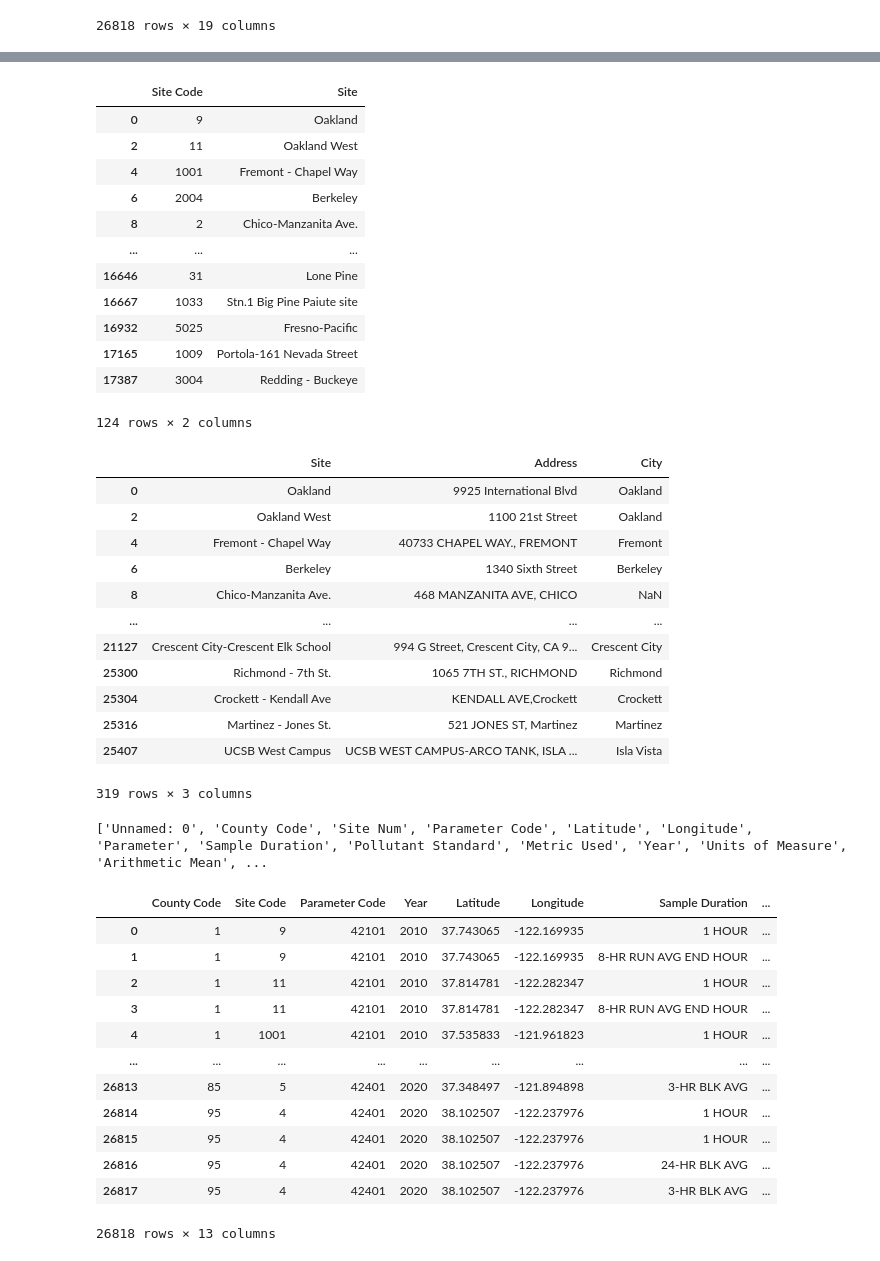
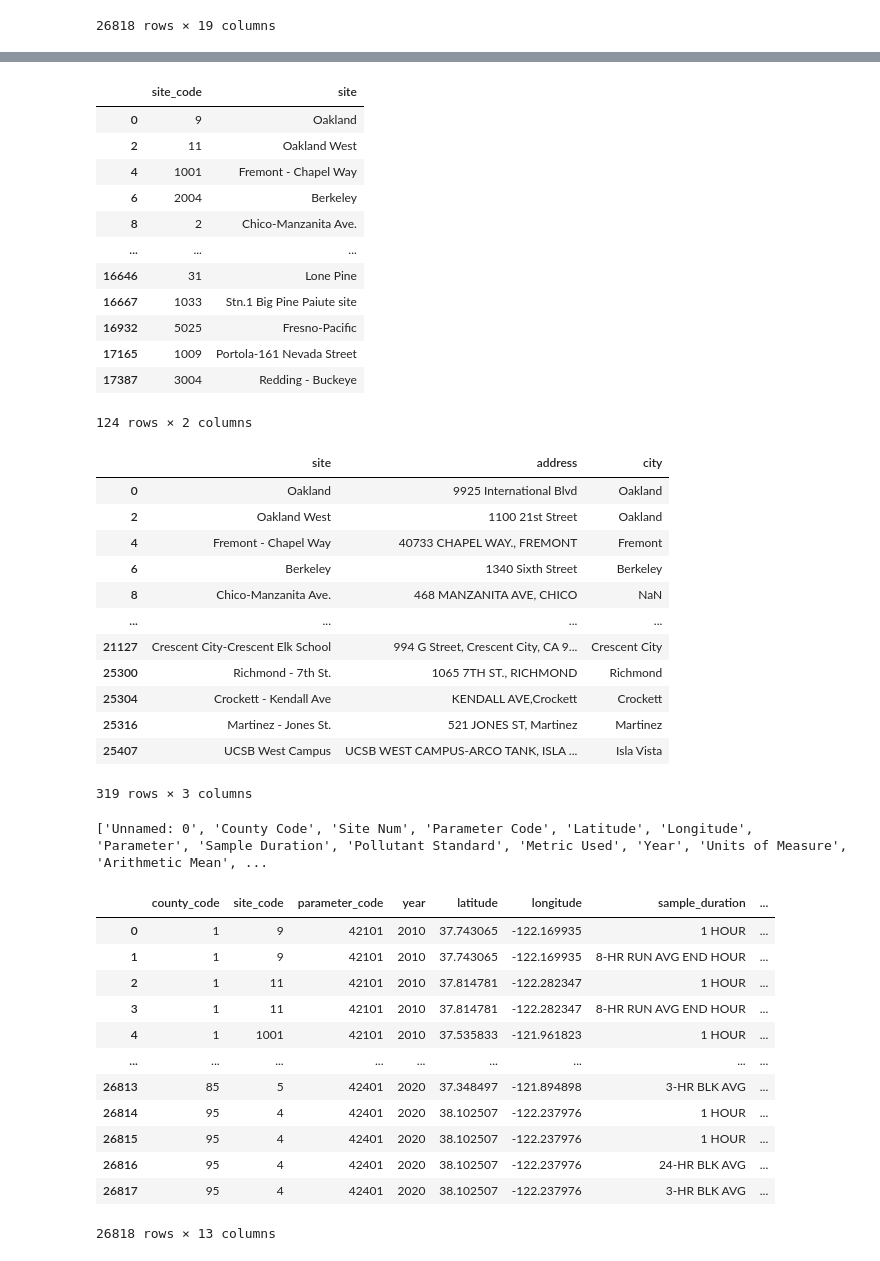
Before and after one commit to bre-sew/Fuel-AQ-Project, a Jupyter notebook: Air-Quality-Data.ipynb, the cells around one changed output, grey strips where cells are left out. Saved outputs shown, nothing was run; the diff lists cells and outputs as text; code cells hidden in the pictures.

```diff
--- a/Air-Quality-Data.ipynb
+++ b/Air-Quality-Data.ipynb
@@ -267,11 +268,11 @@ parameters
 parameters.to_csv("./Tables/Parameters.csv")
 # %%
 sites = criteriaPollutants[["Site Num","Site"]]
-sites = sites.rename(columns={"Site Num":"Site Code"})
-sites = sites.drop_duplicates(subset=["Site Code"])
+sites = sites.rename(columns={"Site Num":"site_code","Site":"site"})
+sites = sites.drop_duplicates(subset=["site_code"])
 sites
 # %% [output]
-|  | Site Code | Site |
+|  | site_code | site |
 | 0 | 9 | Oakland |
 | 2 | 11 | Oakland West |
 | 4 | 1001 | Fremont - Chapel Way |
@@ -288,10 +289,11 @@ sites
 sites.to_csv("./Tables/Sites.csv")
 # %%
 siteAddress = criteriaPollutants[["Site","Address","City"]]
-siteAddress = siteAddress.drop_duplicates(subset=["Site"])
+siteAddress = siteAddress.rename(columns={"Site":"site","Address":"address","City":"city"})
+siteAddress = siteAddress.drop_duplicates(subset=["site"])
 siteAddress
 # %% [output]
-|  | Site | Address | City |
+|  | site | address | city |
 | 0 | Oakland | 9925 International Blvd | Oakland |
 | 2 | Oakland West | 1100 21st Street | Oakland |
 | 4 | Fremont - Chapel Way | 40733 CHAPEL WAY., FREMONT | Fremont |
@@ -315,11 +317,15 @@ print(columns)
 # %%
 criteriaPollutants = criteriaPollutants[["County Code","Site Num","Parameter Code","Year","Latitude","Longitude",
                 "Sample Duration","Pollutant Standard","Metric Used","Units of Measure","Arithmetic Mean",
                 "1st Max Value", "2nd Max Value"]]
-criteriaPollutants = criteriaPollutants.rename(columns={"Site Num":"Site Code"})
+criteriaPollutants = criteriaPollutants.rename(columns={"County Code":"county_code","Site Num":"site_code",
+                "Parameter Code":"parameter_code","Year":"year","Latitude":"latitude","Longitude":"longitude",
+                "Sample Duration":"sample_duration","Pollutant Standard":"pollutant_standard",
+                "Metric Used":"metric_used","Units of Measure":"units","Arithmetic Mean":"arithmetic_mean",
+                "1st Max Value":"first_max_value", "2nd Max Value":"second_max_value"})
 criteriaPollutants
 # %% [output]
-|  | County Code | Site Code | Parameter Code | Year | Latitude | Longitude | Sample Duration | ... |
+|  | county_code | site_code | parameter_code | year | latitude | longitude | sample_duration | ... |
 | 0 | 1 | 9 | 42101 | 2010 | 37.743065 | -122.169935 | 1 HOUR | ... |
 | 1 | 1 | 9 | 42101 | 2010 | 37.743065 | -122.169935 | 8-HR RUN AVG END HOUR | ... |
 | 2 | 1 | 11 | 42101 | 2010 | 37.814781 | -122.282347 | 1 HOUR | ... |
```
Also changed, not shown: parts of 1 cell of this notebook, 2 other files.
